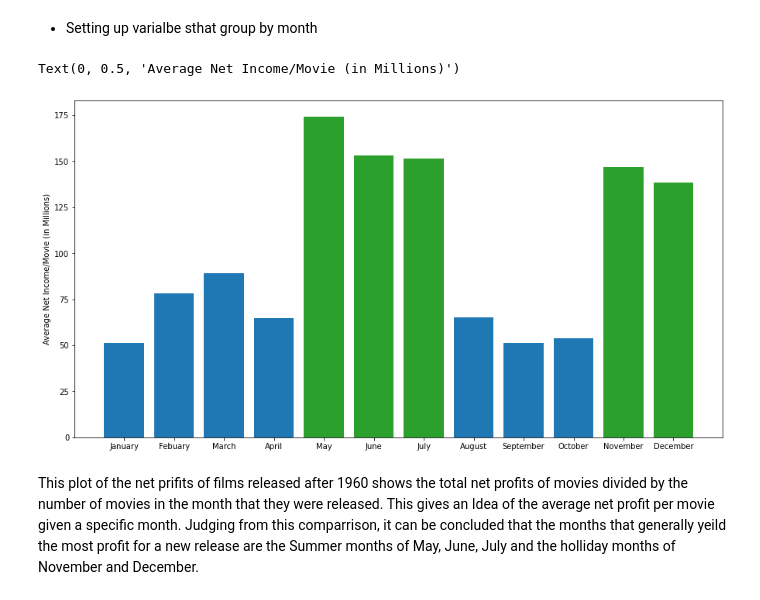
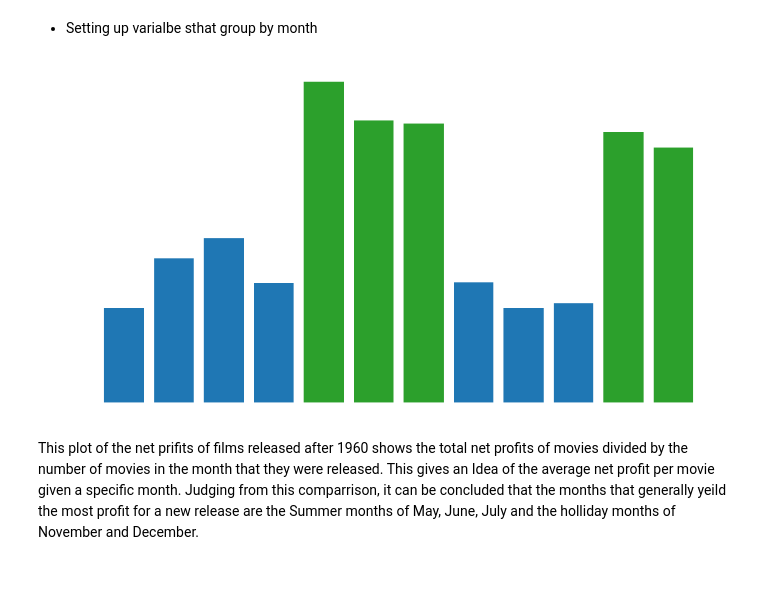
Before and after one commit to JCherryA050/phase_1_project, a Jupyter notebook: working_notebooks/project_notebook_ajc.ipynb, the cells around one changed output. Cells and saved outputs as stored; diff of their text form; code cells hidden in the pictures.

```diff
--- a/working_notebooks/project_notebook_ajc.ipynb
+++ b/working_notebooks/project_notebook_ajc.ipynb
@@ -100,11 +100,20 @@ domestic_gross_per_movie_by_month = tn_df.groupby('month').sum()['domestic_gross
 # %%
 fig, ax = plt.subplots(figsize=(15,8))
 ax.bar(month_map.values(),world_gross_per_movie_by_month/1000000\
     ,color=color_map)
 ax.set_ylabel('Average Net Income/Movie (in Millions)')
+ax.spines['bottom'].set_color('white')
+ax.spines['top'].set_color('white')
+ax.spines['left'].set_color('white')
+ax.spines['right'].set_color('white')
+ax.yaxis.label.set_color('white')
+ax.tick_params(axis='x', colors='white')
+ax.yaxis.label.set_color('white')
+ax.tick_params(axis='y', colors='white')
+
+fig.savefig('../images/gross_income_by_month.png', transparent=True)
 # %% [output]
-Text(0, 0.5, 'Average Net Income/Movie (in Millions)')
-[figure, old version]
+[figure, new version]
 # %% [markdown]
 This plot of the net prifits of films released after 1960 shows the total net profits of movies divided by the number of movies in the month that they were released. This gives an Idea of the average net profit per movie given a specific month. Judging from this comparrison, it can be concluded that the months that generally yeild the most profit for a new release are the Summer months of May, June, July and the holliday months of November and December.
 # %% [markdown]
```
Also changed, not shown: parts of 12 cells of this notebook, 3 other files.
